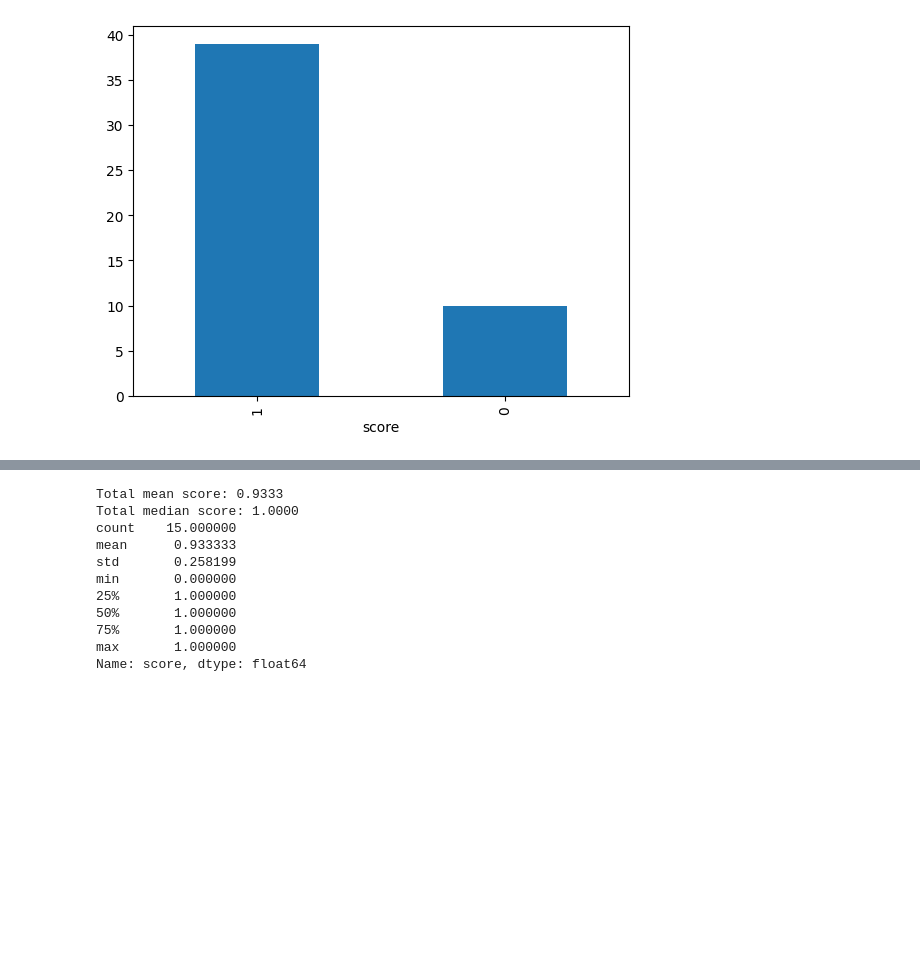
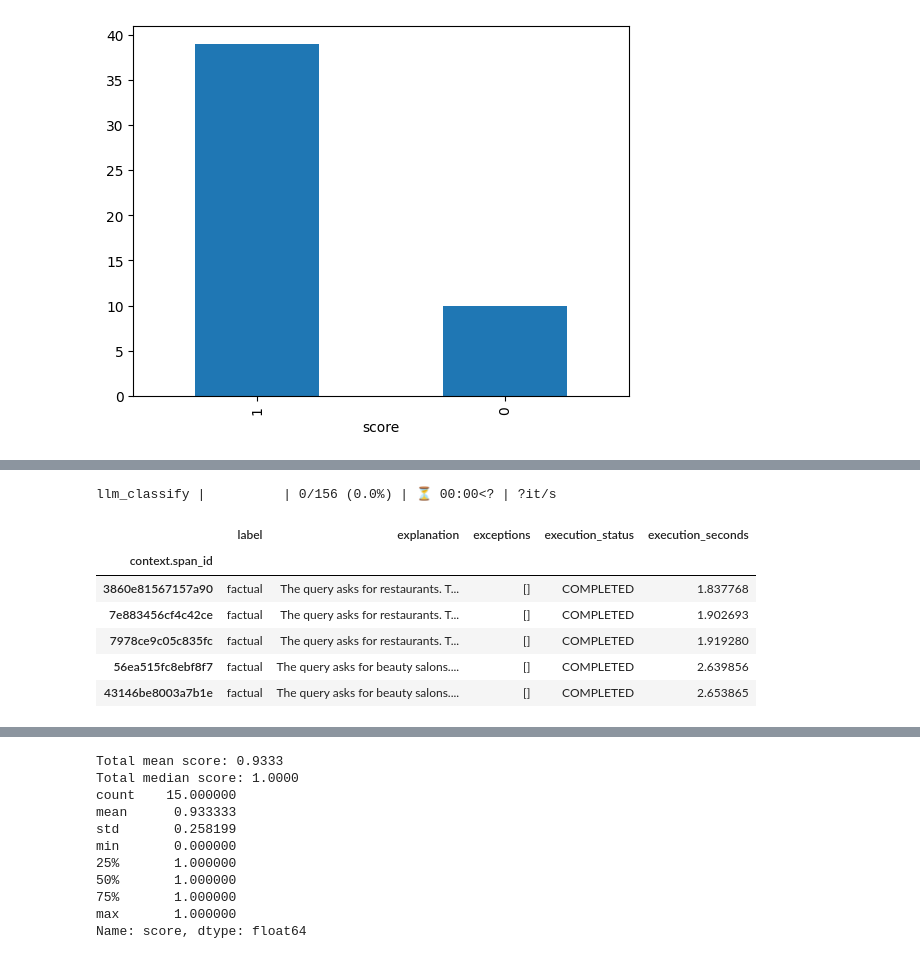
Before and after one commit to miem-refugees/travel-agent, a Jupyter notebook: notebooks/rag_evaluation.ipynb, the cells around one changed output, grey strips where cells are left out. Cells and saved outputs as stored; diff of their text form; code cells hidden in the pictures; blank space fills up the shorter version.

```diff
--- a/notebooks/rag_evaluation.ipynb
+++ b/notebooks/rag_evaluation.ipynb
@@ -382,0 +474,22 @@ Name: score, dtype: float64
+# %%
+hallucination_classifications = llm_classify(
+    dataframe=tool_spans,
+    template=HALLUCINATION_PROMPT_TEMPLATE,
+    model=eval_model,
+    rails=list(HALLUCINATION_PROMPT_RAILS_MAP.values()),
+    provide_explanation=True,  # optional to generate explanations for the value produced by the eval LLM
+)
+
+px.Client().log_evaluations(
+    SpanEvaluations(eval_name="TravelReviewQueryTool Hallucinations", dataframe=hallucination_classifications)
+)
+hallucination_classifications.head()
+# %% [output]
+llm_classify |          | 0/156 (0.0%) | ⏳ 00:00<? | ?it/s
+|  | label | explanation | exceptions | execution_status | execution_seconds |
+| context.span_id |  |  |  |  |  |
+| 3860e81567157a90 | factual | The query asks for restaurants. T... | [] | COMPLETED | 1.837768 |
+| 7e883456cf4c42ce | factual | The query asks for restaurants. T... | [] | COMPLETED | 1.902693 |
+| 7978ce9c05c835fc | factual | The query asks for restaurants. T... | [] | COMPLETED | 1.919280 |
+| 56ea515fc8ebf8f7 | factual | The query asks for beauty salons.... | [] | COMPLETED | 2.639856 |
+| 43146be8003a7b1e | factual | The query asks for beauty salons.... | [] | COMPLETED | 2.653865 |
```
Also changed, not shown: parts of 15 cells of this notebook.
